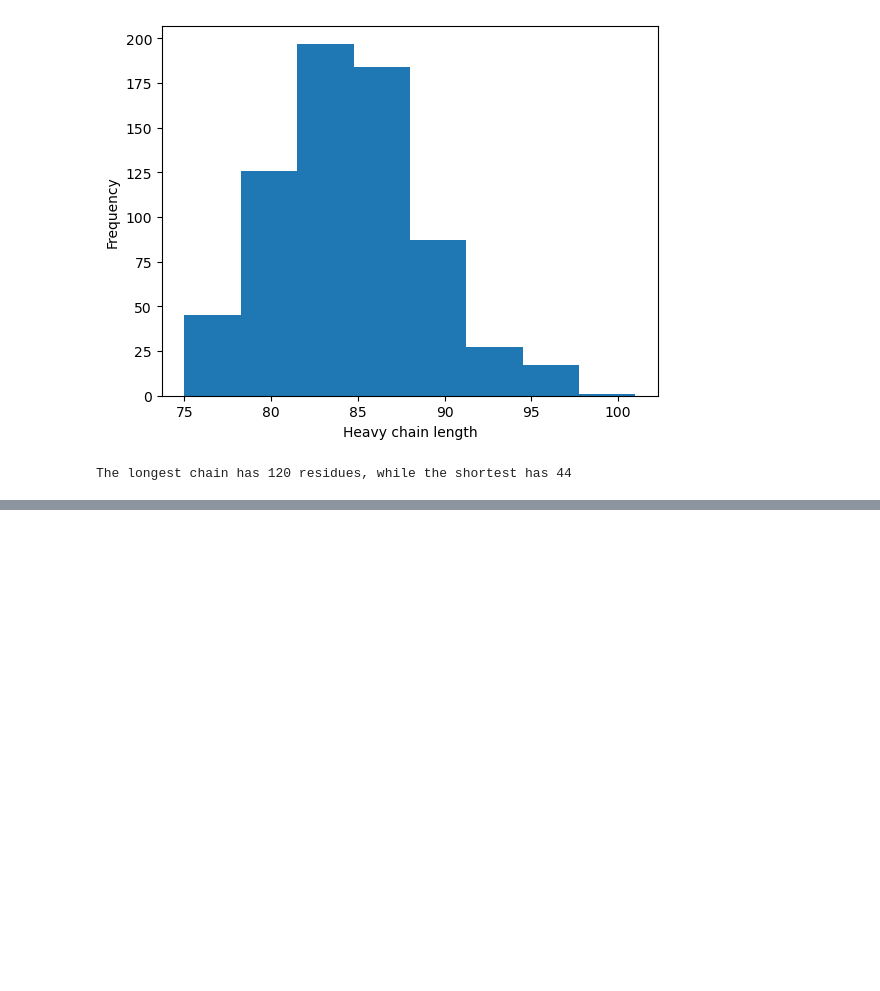
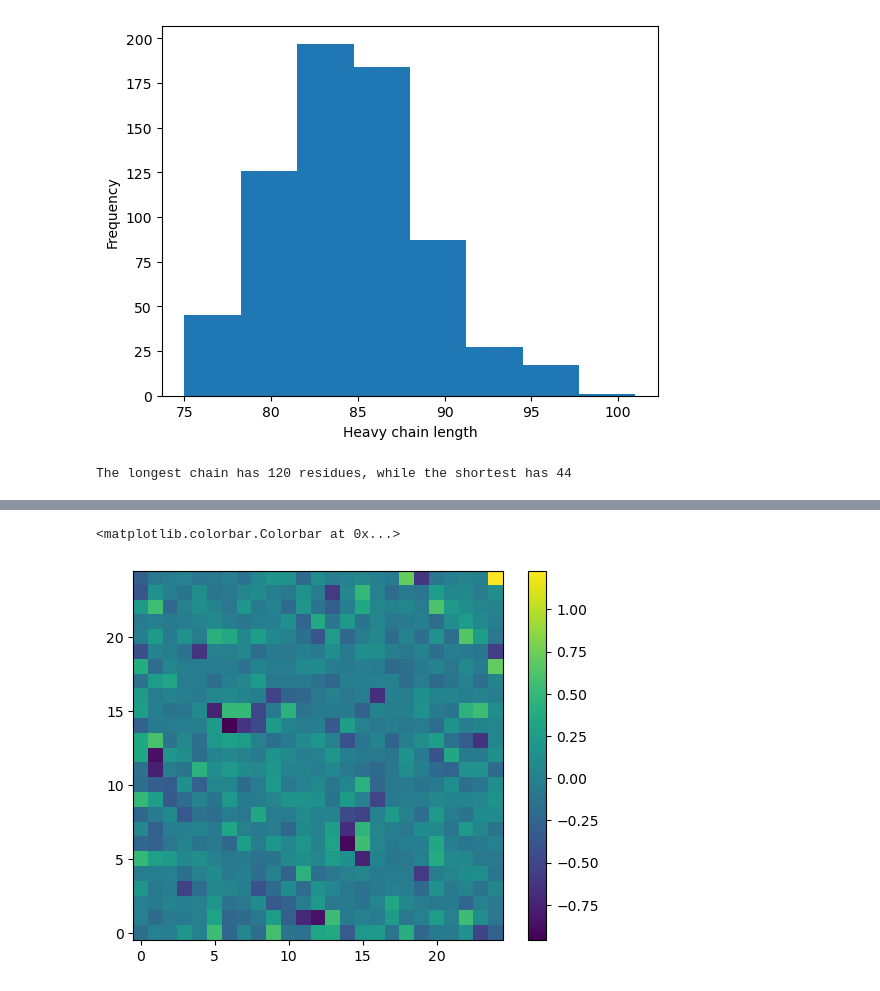
Before and after one commit to kevinmicha/ANTIPASTI, a Jupyter notebook: NMA CNN.ipynb, the cells around one changed output, grey strips where cells are left out. Drawn from its saved outputs; the diff is of its cells as text; code cells hidden in the pictures; blank space fills up the shorter version.

```diff
--- a/NMA CNN.ipynb
+++ b/NMA CNN.ipynb
@@ -443,6 +589,9 @@ for i, j in itertools.product(range(n_filters), range(1)):
 # %%
-plt.imshow(np.mean(fully_connected.reshape(n_filters, 15, 15), axis=0), origin='lower')
+plt.imshow(np.mean(fully_connected.reshape(n_filters, 25, 25), axis=0), origin='lower')
 plt.colorbar()
+# %% [output]
+<matplotlib.colorbar.Colorbar at 0x...>
+[figure, added]
 # %%
 fig, axs = plt.subplots(n_filters, 1, figsize=(12, 12))
 
```
Also changed, not shown: parts of 63 cells of this notebook.
